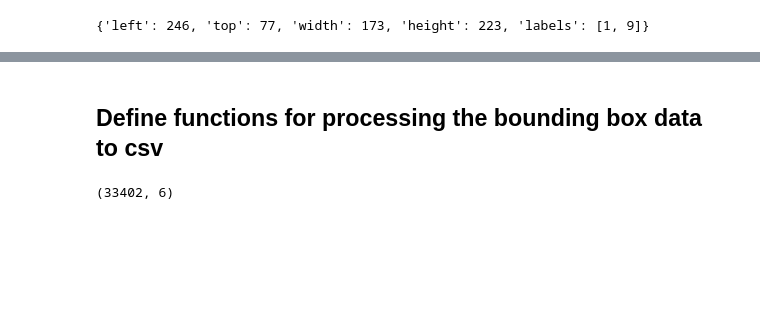
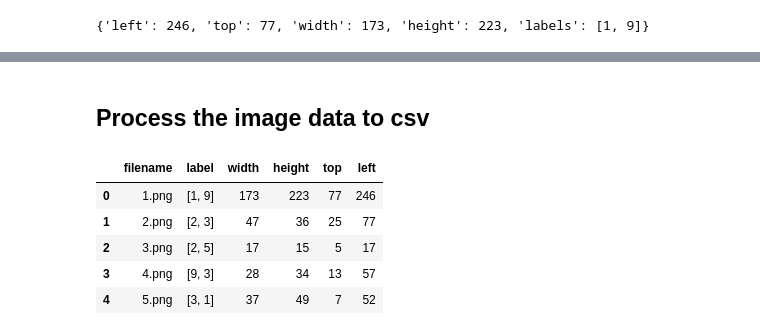
Before and after one commit to jabsneve/Computer_Vision_Capstone, a Jupyter notebook: Notebooks/03 CV Multi-digit Data Preprocessing.ipynb, the cells around one changed output, grey strips where cells are left out. Cells and saved outputs as stored; diff of their text form; code cells hidden in the pictures; blank space fills up the shorter version.

```diff
--- a/Notebooks/03 CV Multi-digit Data Preprocessing.ipynb
+++ b/Notebooks/03 CV Multi-digit Data Preprocessing.ipynb
@@ -260,3 +257,3 @@ for _ in range(10):
 # %% [markdown]
-## Define functions for processing the bounding box data to csv
+## Process the image data to csv
 # %%
@@ -282,4 +278,9 @@ train_df = dict_to_df(train, train_labels, train_bbox)
 # %%
-train_df.shape
+train_df.head()
 # %% [output]
-(33402, 6)
+|  | filename | label | width | height | top | left |
+| 0 | 1.png | [1, 9] | 173 | 223 | 77 | 246 |
+| 1 | 2.png | [2, 3] | 47 | 36 | 25 | 77 |
+| 2 | 3.png | [2, 5] | 17 | 15 | 5 | 17 |
+| 3 | 4.png | [9, 3] | 28 | 34 | 13 | 57 |
+| 4 | 5.png | [3, 1] | 37 | 49 | 7 | 52 |
```
Also changed, not shown: parts of 36 cells of this notebook.
